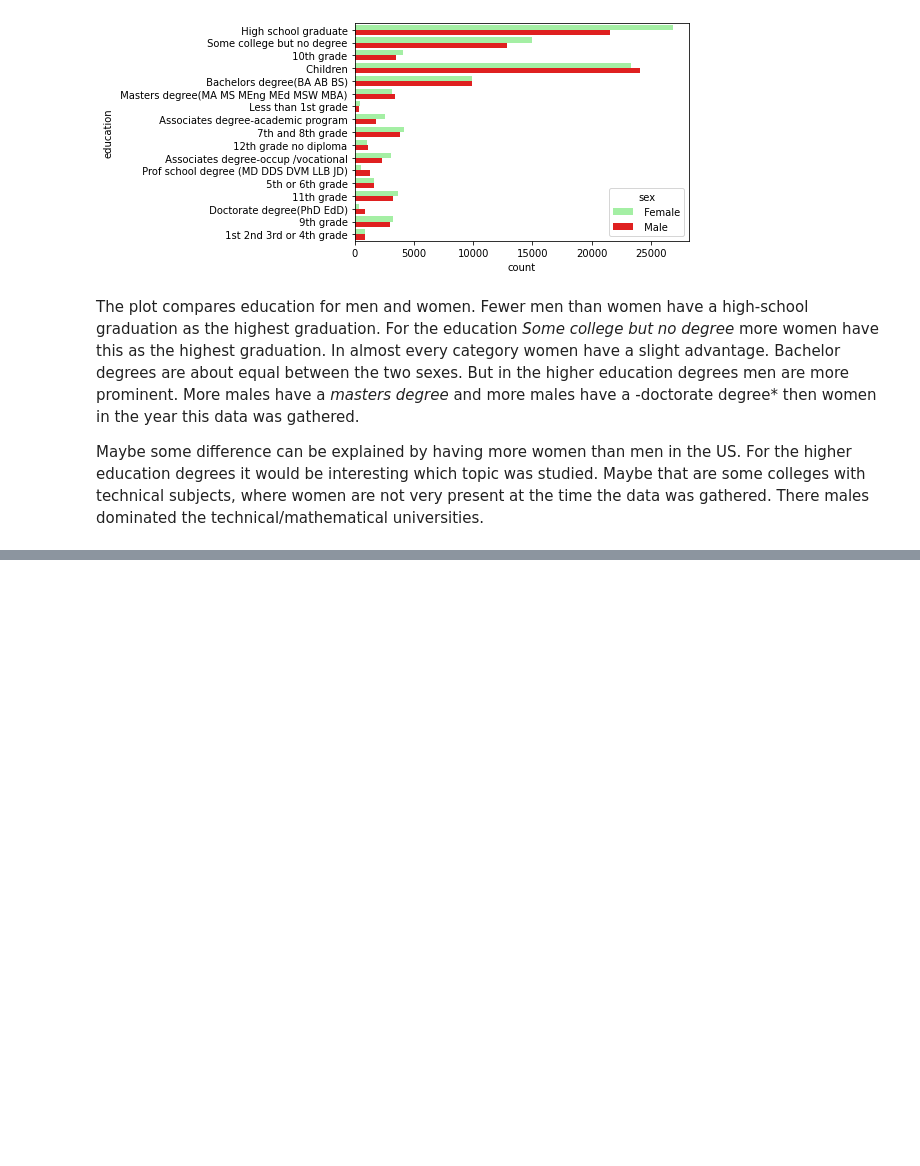
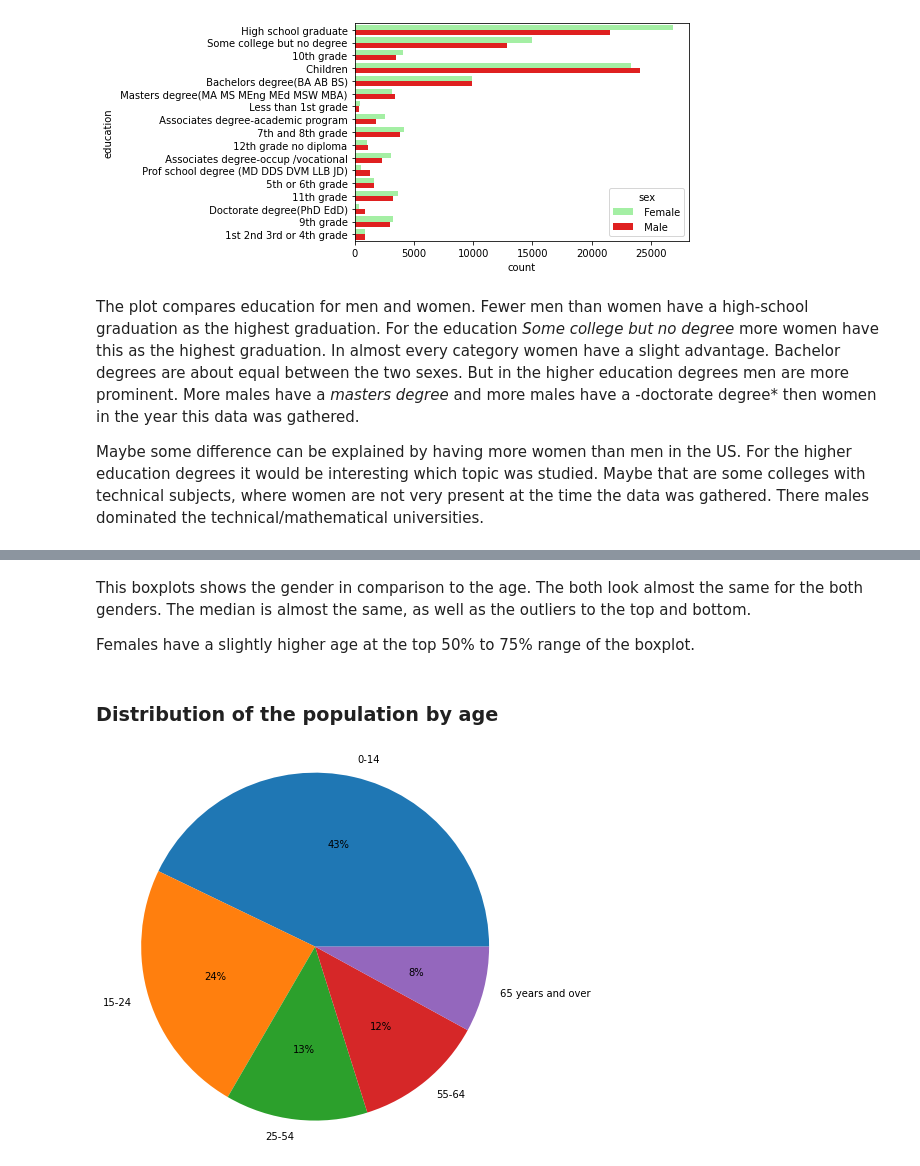
Before and after one commit to FlorianMold/fh-data-science, a Jupyter notebook: ex1/census-income.ipynb, the cells around one changed output, grey strips where cells are left out. Drawn from its saved outputs; the diff is of its cells as text; code cells hidden in the pictures; blank space fills up the shorter version.

```diff
--- a/census-income.ipynb
+++ b/ex1/census-income.ipynb
@@ -222,0 +225,23 @@ Maybe some difference can be explained by having more women than men in the US.
+# %% [markdown]
+This boxplots shows the gender in comparison to the age. The both look almost the same for the both genders. The median is almost the same, as well as the outliers to the top and bottom.
+
+Females have a slightly higher age at the top 50% to 75% range of the boxplot.
+# %% [markdown]
+### Distribution of the population by age
+# %%
+census_income['age_label'] = census_income['age'].apply(lambda value: '0-14'
+if value <= 14 else '15-24'
+if value <= 24 else '25-54'
+if value <= 54 else '55-64'
+if value <= 64 else '65 years and over')
+
+agCategories = ['0-14', '15-24', '25-54', '55-64', '65 years and over']
+
+census_income['age_label'] = pd.Categorical(census_income['age_label'],
+                                                        categories=agCategories)
+
+dist = census_income.age_label.value_counts()
+plt.pie(dist, labels=agCategories, radius=2, autopct="%0.0f%%")
+plt.show()
+# %% [output]
+[figure, added]
```
Also changed, not shown: parts of 8 cells of this notebook, 4 other files.
